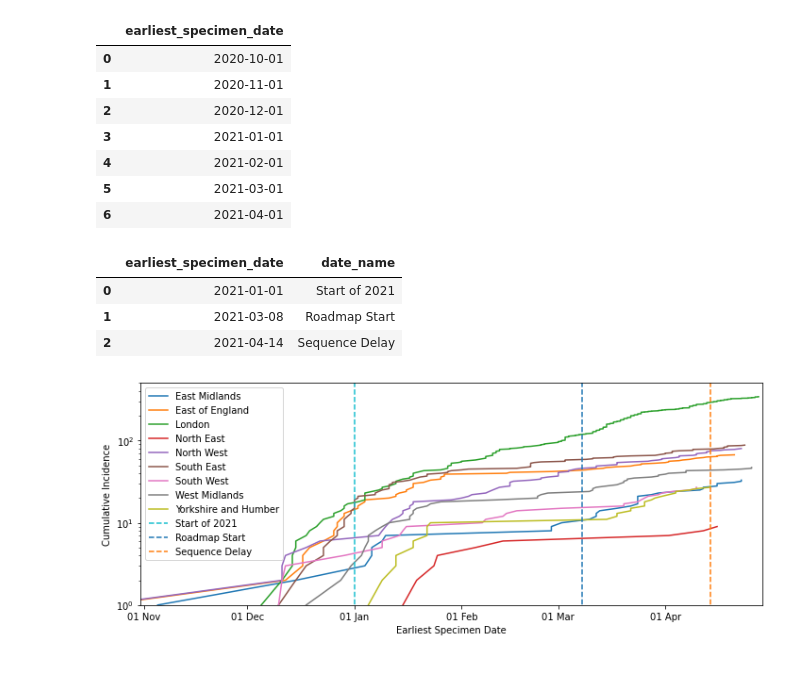
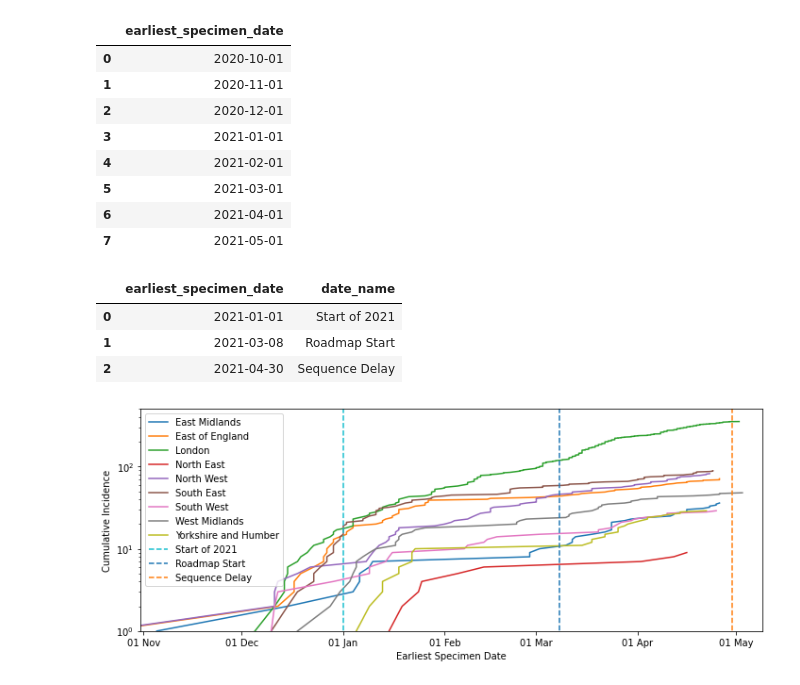
Before and after one commit to JCurran-Sebastian/BPs_for_VoC, a Jupyter notebook: voc_data.ipynb, the cells around one changed output. Saved outputs shown, nothing was run; the diff lists cells and outputs as text; code cells hidden in the pictures.

```diff
--- a/voc_data.ipynb
+++ b/voc_data.ipynb
@@ -22,6 +25,6 @@ import scipy.optimize as op
 # %%
 df = pd.read_excel(
-    '/Volumes/COVID19_Epi_modelling/DstlDailyData/2021-05-03/VOC202012_02_linelist_20210504.xlsx',
+    '/Volumes/COVID19_Epi_modelling/DstlDailyData/2021-05-07/VOC202012_02_linelist_20210507.xlsx',
     sheet_name=1,
 )
 df.dropna(subset=['earliest_specimen_date'],inplace=True)
@@ -46,7 +49,7 @@ def todays(x):
     return np.array((pd.to_datetime(x['earliest_specimen_date'], format='%Y-%m-%d') - pd.Timestamp("2020-10-01")) // pd.Timedelta('1D'))
 # %%
 monthstarts = pd.DataFrame([
-    '2020-10-01','2020-11-01','2020-12-01','2021-01-01','2021-02-01','2021-03-01','2021-04-01'
+    '2020-10-01','2020-11-01','2020-12-01','2021-01-01','2021-02-01','2021-03-01','2021-04-01','2021-05-01'
 ],columns=['earliest_specimen_date'])
 monthstarts
 # %% [output]
@@ -58,6 +61,7 @@ monthstarts
 | 4 | 2021-02-01 |
 | 5 | 2021-03-01 |
 | 6 | 2021-04-01 |
+| 7 | 2021-05-01 |
 # %%
 def tods(x):
     return pd.to_datetime(x['earliest_specimen_date'], format='%Y-%m-%d').dt.strftime('%d %b')
@@ -65,32 +69,32 @@ def tods(x):
 keydates = pd.DataFrame([
     ['2021-01-01','Start of 2021'],
     ['2021-03-08','Roadmap Start'],
-    ['2021-04-14','Sequence Delay'],
+    ['2021-04-30','Sequence Delay'],
 ],columns=['earliest_specimen_date','date_name'])
 keydates
 # %% [output]
 |  | earliest_specimen_date | date_name |
 | 0 | 2021-01-01 | Start of 2021 |
 | 1 | 2021-03-08 | Roadmap Start |
-| 2 | 2021-04-14 | Sequence Delay |
+| 2 | 2021-04-30 | Sequence Delay |
 # %%
 dfr = df.groupby('PHEC_name').apply(todays)
 # %%
 plt.figure(figsize=(10,4))
 for i in range(0,len(dfr.index)):
     x = dfr[i]
     plt.plot(np.sort(x),np.arange(1,len(x)+1),label=dfr.index[i])
 for i, d in keydates.iterrows():
     plt.plot(todays(d)*np.ones(2),np.array([0,500]),ls='--',label=d.date_name)
 plt.legend()
 plt.xlabel('Earliest Specimen Date')
 plt.ylabel('Cumulative Incidence')
 plt.xticks(todays(monthstarts),tods(monthstarts))
-plt.xlim([30,210])
+plt.xlim([30,220])
 plt.ylim([1,500])
 plt.yscale('log')
 plt.tight_layout()
 #plt.savefig('./voc_region_log.pdf')
 # %% [output]
-[figure, old version]
+[figure, new version]
 # %%
```
Also changed, not shown: parts of 22 cells of this notebook.
